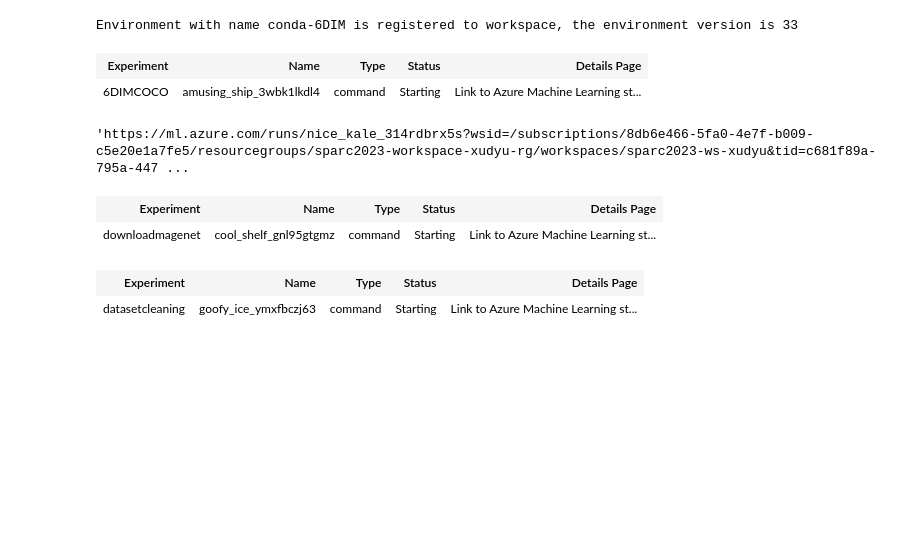
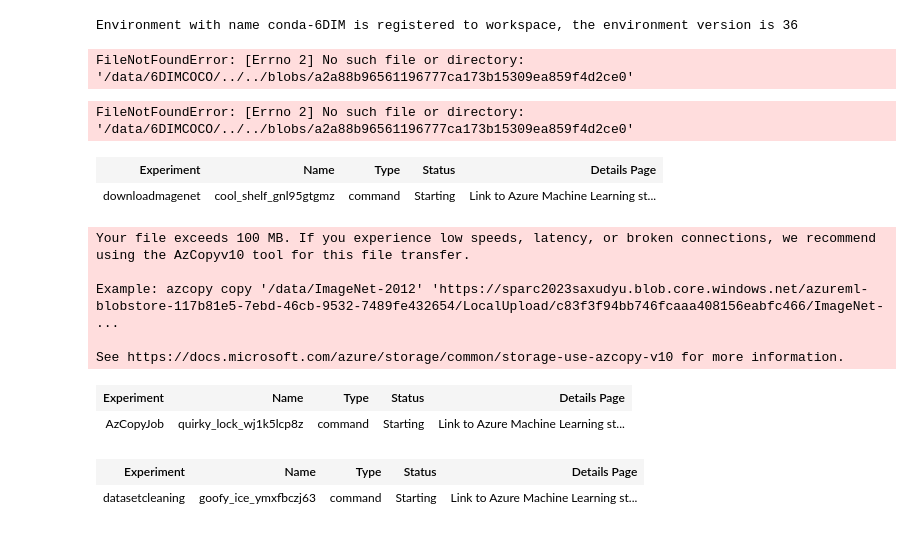
Before and after one commit to st7ma784/6DIMCOCO, a Jupyter notebook: runonAzure.ipynb, the cells around one changed output. Saved outputs shown, nothing was run; the diff lists cells and outputs as text; code cells hidden in the pictures; blank space fills up the shorter version.

```diff
--- a/runonAzure.ipynb
+++ b/runonAzure.ipynb
@@ -15,7 +15,7 @@ ml_client = MLClient(
 # %%
 from azure.ai.ml.entities import Environment
 import os
-project_dir="."
+project_dir="/data/6DIMCOCO/"
 dependencies_dir = os.path.join(project_dir,"dependencies/")
 
 pipeline_job_env = Environment(
@@ -33,7 +33,7 @@ print(
     f"Environment with name {pipeline_job_env.name} is registered to workspace, the environment version is {pipeline_job_env.version}"
 )
 # %% [output]
-Environment with name conda-6DIM is registered to workspace, the environment version is 33
+Environment with name conda-6DIM is registered to workspace, the environment version is 36
 # %%
 from azure.ai.ml import command
 from azure.ai.ml import Input,Output
@@ -96,8 +96,7 @@ job = command(
 
 ml_client.create_or_update(job)
 # %% [output]
-| Experiment | Name | Type | Status | Details Page |
-| 6DIMCOCO | amusing_ship_3wbk1lkdl4 | command | Starting | Link to Azure Machine Learning st... |
+FileNotFoundError: [Errno 2] No such file or directory: '/data/6DIMCOCO/../../blobs/a2a88b96561196777ca173b15309ea859f4d2ce0'
 # %%
 #Lets define some sweeps, We really want to trial a load of values for all the following:
 from azure.ai.ml import MLClient
@@ -170,6 +169,7 @@ command_job_for_sweep = command(
         "accelerator":Choice(["gpu"]),
         #"log_path":os.path.join(project_dir,"./logs"),
         "batch_size":Choice(list(range(2,8))),
+        "dims":Choice([3,6])
     },
 )
 
@@ -187,9 +187,9 @@ sweep_job.set_limits(max_total_trials=500, max_concurrent_trials=20)
 sweep_job.early_termination = MedianStoppingPolicy(delay_evaluation=5, evaluation_interval=2)
 
 # Specify your experiment details
-sweep_job.display_name = "CLIP-SWEEP"
-sweep_job.experiment_name = "StephenM-CLIP-HighDimSweep"
-sweep_job.description = "Run a hyperparameter sweep 6D repo"
+sweep_job.display_name = "CLIPSWEEP"
+sweep_job.experiment_name = "StephenMCLIPHighDimSweep"
+sweep_job.description = "Runahyperparametersweep6or3Drepo"
 
 # submit the sweep
 returned_sweep_job = ml_client.create_or_update(sweep_job)
@@ -200,7 +200,7 @@ returned_sweep_job.services["Studio"].endpoint
 # Download best trial model output
 #ml_client.jobs.download(returned_sweep_job.name, output_name="model")
 # %% [output]
-'https://ml.azure.com/runs/nice_kale_314rdbrx5s?wsid=/subscriptions/8db6e466-5fa0-4e7f-b009-c5e20e1a7fe5/resourcegroups/sparc2023-workspace-xudyu-rg/workspaces/sparc2023-ws-xudyu&tid=c681f89a-795a-447 ...
+FileNotFoundError: [Errno 2] No such file or directory: '/data/6DIMCOCO/../../blobs/a2a88b96561196777ca173b15309ea859f4d2ce0'
 # %%
 from azure.ai.ml import command
 from azure.ai.ml import Input
@@ -246,34 +246,42 @@ destination_path = "azureml://subscriptions/8db6e466-5fa0-4e7f-b009-c5e20e1a7fe5
 inputs = {
     "source_path": Input(type=AssetTypes.URI_FOLDER,
                          path="/data/ImageNet-2012",
                          mode=InputOutputModes.DIRECT),
 }
 
 outputs = {
     "destination_path": Output(type=AssetTypes.URI_FOLDER,
                              path="azureml://subscriptions/8db6e466-5fa0-4e7f-b009-c5e20e1a7fe5/resourcegroups/sparc2023-workspace-xudyu-rg/workspaces/sparc2023-ws-xudyu/datastores/workspaceblobstore/paths/data/ImageNet-2012",
-                               mode=InputOutputModes.UPLOAD),
+                               mode=InputOutputModes.RW_MOUNT),
 
 
 }
 
 # Create your command
 job = command(
     command="cp -r ${{inputs.source_path}} ${{outputs.destination_path}}",
     compute="smander",
     environment=pipeline_job_env.name+"@latest",
     experiment_name="AzCopyJob",
     display_name="AzCopy",
     distribution={
         "type": "PyTorch",
         "process_count_per_instance": 1,
     },
     inputs=inputs,
     outputs=outputs,
 )
 
 # Submit the job
 ml_client.create_or_update(job)
+# %% [output]
+Your file exceeds 100 MB. If you experience low speeds, latency, or broken connections, we recommend using the AzCopyv10 tool for this file transfer.
+
+Example: azcopy copy '/data/ImageNet-2012' 'https://sparc2023saxudyu.blob.core.windows.net/azureml-blobstore-117b81e5-7ebd-46cb-9532-7489fe432654/LocalUpload/c83f3f94bb746fcaaa408156eabfc466/ImageNet- ...
+
+See https://docs.microsoft.com/azure/storage/common/storage-use-azcopy-v10 for more information.
+| Experiment | Name | Type | Status | Details Page |
+| AzCopyJob | quirky_lock_wj1k5lcp8z | command | Starting | Link to Azure Machine Learning st... |
 # %%
 #Lets define some sweeps, We really want to trial a load of values for all the following:
 from azure.ai.ml import MLClient
```
Also changed, not shown: parts of 1 cell of this notebook, 1 other file.
